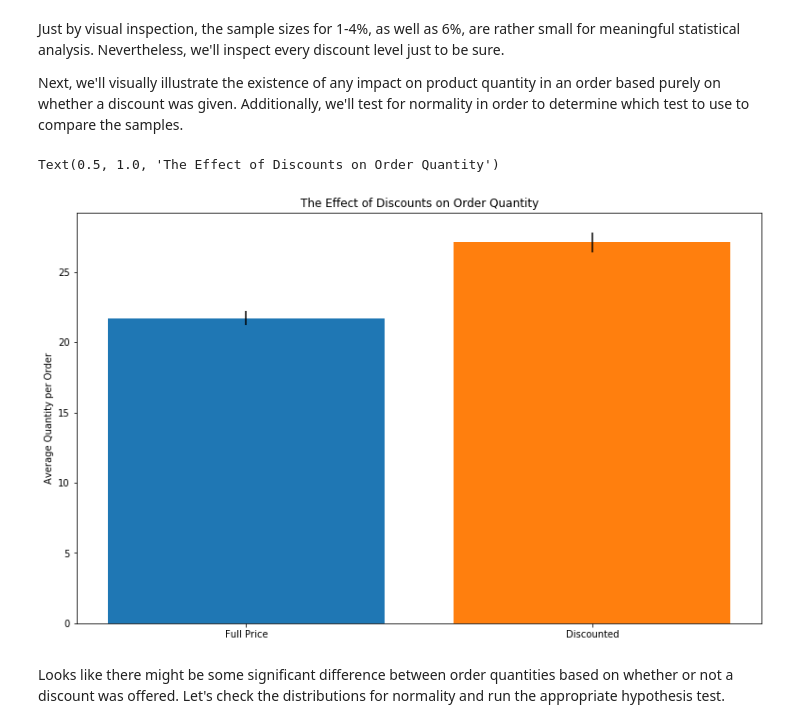
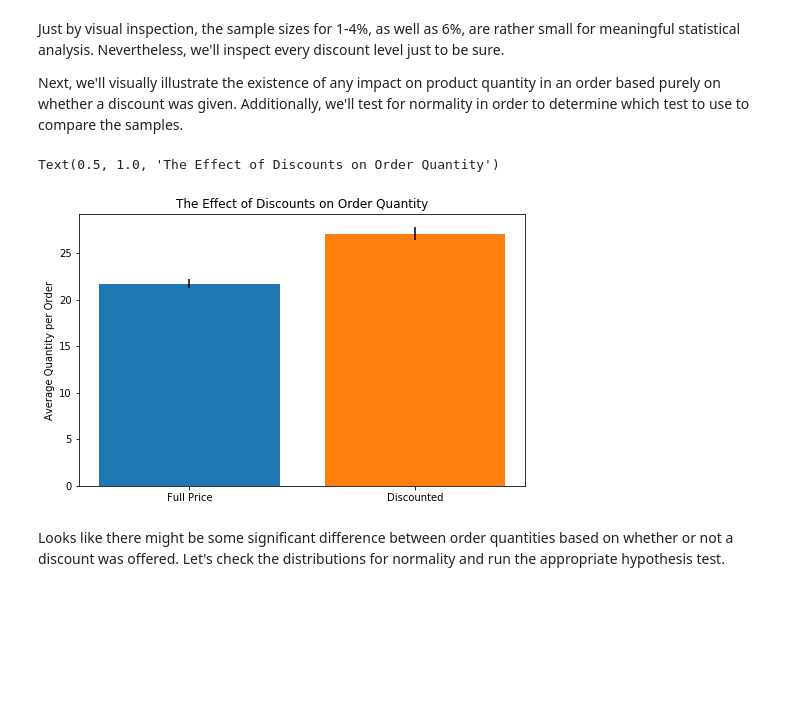
Before and after one commit to devinbelden/dsc-mod-3-project-online-ds-ft-100719, a Jupyter notebook: Student.ipynb, the cells around one changed output. Saved outputs shown, nothing was run; the diff lists cells and outputs as text; code cells hidden in the pictures; blank space fills up the shorter version.

```diff
--- a/Student.ipynb
+++ b/Student.ipynb
@@ -75,18 +75,18 @@ Next, we'll visually illustrate the existence of any impact on product quantity
 # %%
 df['discounted'] = np.where(df['discount']==0.00,0,1)
 df.head()
 grp0 = df.groupby('discounted').get_group(0)['quantity']
 grp1 = df.groupby('discounted').get_group(1)['quantity']
 
-plt.figure(figsize=(13,8))
+plt.figure(figsize=(8,5))
 plt.bar(x='Full Price', height=grp0.mean(), yerr=stats.sem(grp0))
 
 plt.bar(x='Discounted', height=grp1.mean(), yerr=stats.sem(grp1))
 plt.ylabel("Average Quantity per Order")
 plt.title("The Effect of Discounts on Order Quantity")
 # %% [output]
 Text(0.5, 1.0, 'The Effect of Discounts on Order Quantity')
-[figure, old version]
+[figure, new version]
 # %% [markdown]
 Looks like there might be some significant difference between order quantities based on whether or not a discount was offered. Let's check the distributions for normality and run the appropriate hypothesis test.
 # %%
```
Also changed, not shown: parts of 16 cells of this notebook, 19 other files.
